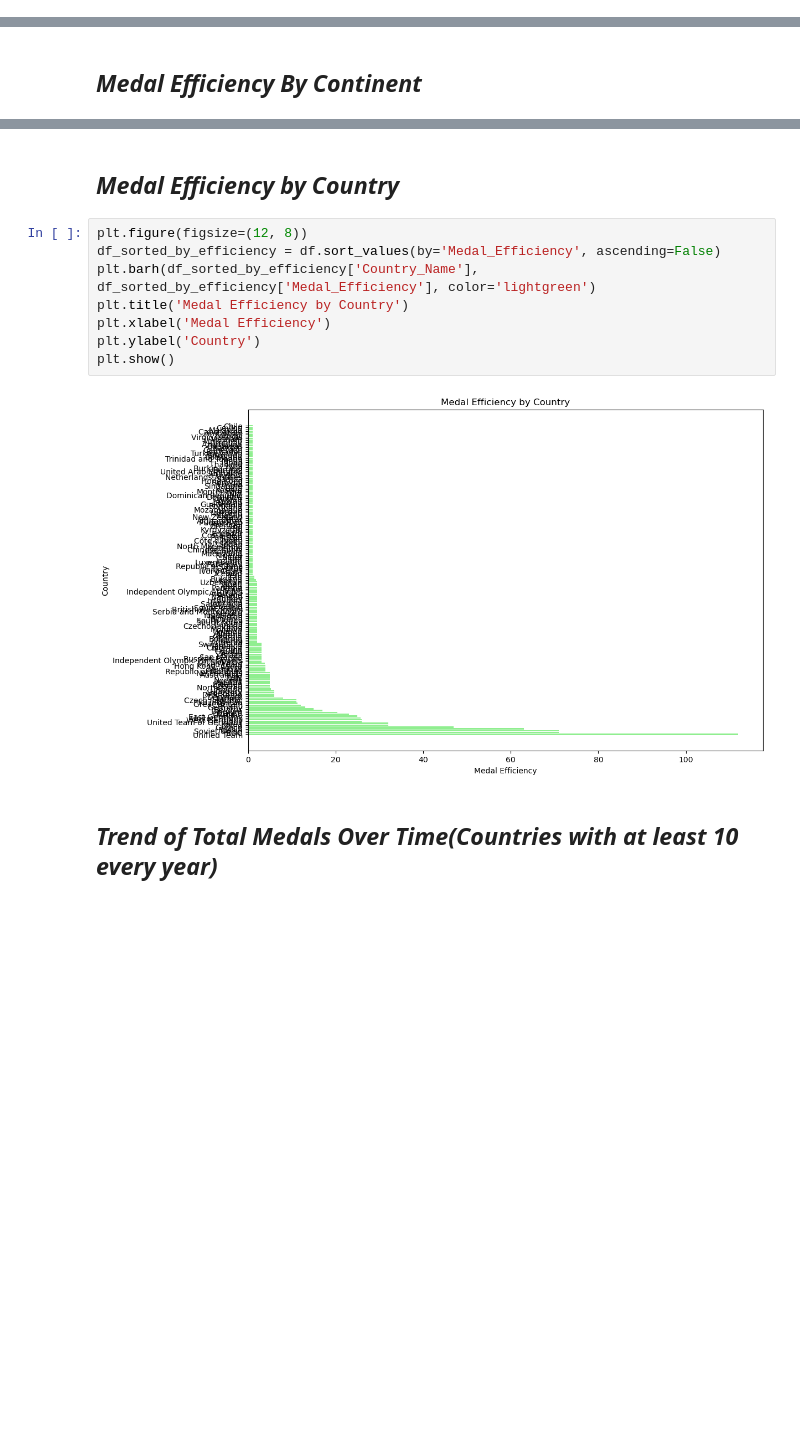
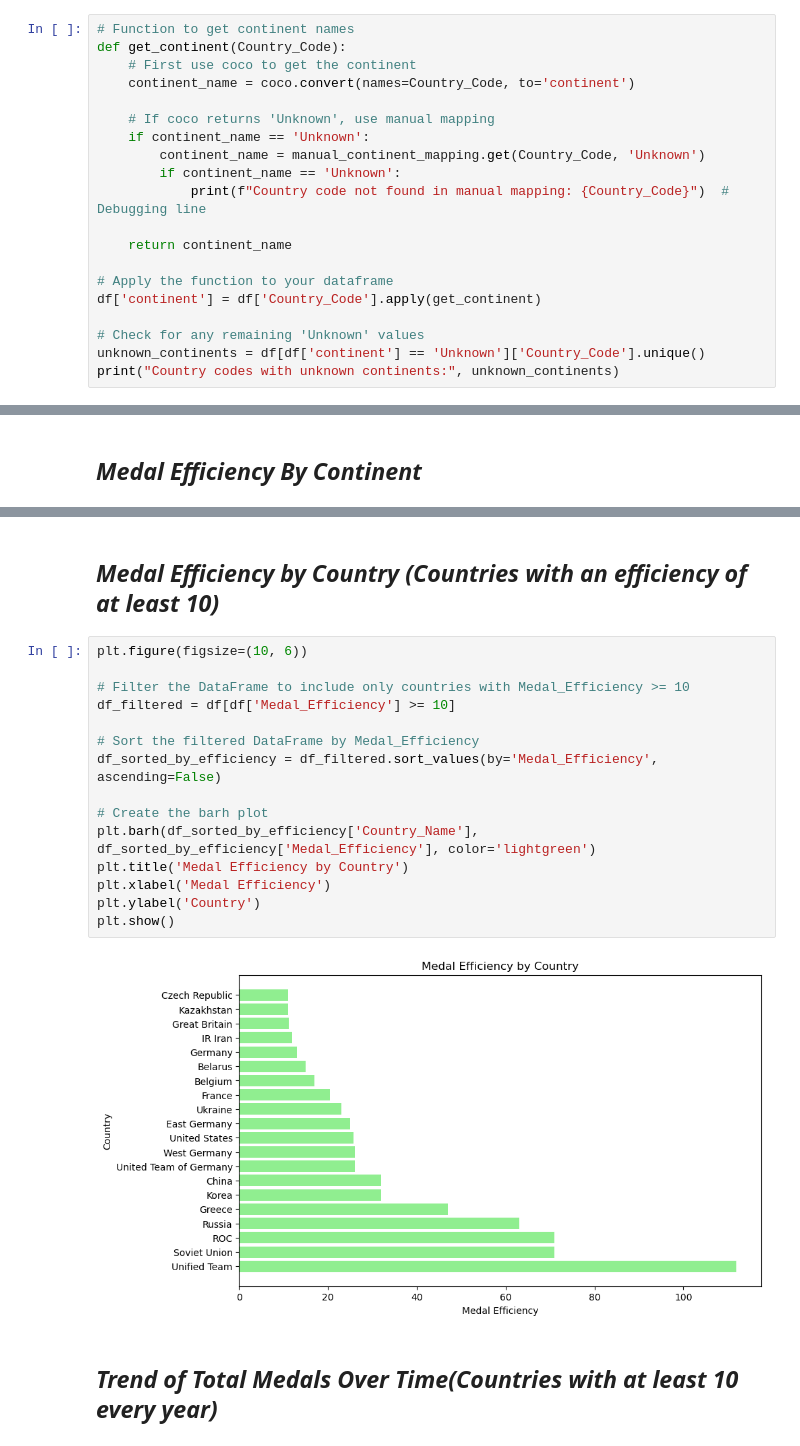
Before and after one commit to JoeBwonKenobi/1896-2024-Summer-Olympic-Medals, a Jupyter notebook: Olympic Medals 1896-2024.ipynb, the cells around one changed output, grey strips where cells are left out. Cells and saved outputs as stored; diff of their text form; blank space fills up the shorter version.

```diff
--- a/Olympic Medals 1896-2024.ipynb
+++ b/Olympic Medals 1896-2024.ipynb
@@ -470,0 +641,20 @@ df = df.merge(continent_medal_counts, on='continent', suffixes=('', '_per_contin
+# %%
+# Function to get continent names
+def get_continent(Country_Code):
+    # First use coco to get the continent
+    continent_name = coco.convert(names=Country_Code, to='continent')
+
+    # If coco returns 'Unknown', use manual mapping
+    if continent_name == 'Unknown':
+        continent_name = manual_continent_mapping.get(Country_Code, 'Unknown')
+        if continent_name == 'Unknown':
+            print(f"Country code not found in manual mapping: {Country_Code}")  # Debugging line
+
+    return continent_name
+
+# Apply the function to your dataframe
+df['continent'] = df['Country_Code'].apply(get_continent)
+
+# Check for any remaining 'Unknown' values
+unknown_continents = df[df['continent'] == 'Unknown']['Country_Code'].unique()
+print("Country codes with unknown continents:", unknown_continents)
@@ -1063,15 +1426,22 @@ plt.show()
 # %% [markdown]
-## *Medal Efficiency by Country*
+## *Medal Efficiency by Country (Countries with an efficiency of at least 10)*
 # %%
-plt.figure(figsize=(12, 8))
-df_sorted_by_efficiency = df.sort_values(by='Medal_Efficiency', ascending=False)
+plt.figure(figsize=(10, 6))
+
+# Filter the DataFrame to include only countries with Medal_Efficiency >= 10
+df_filtered = df[df['Medal_Efficiency'] >= 10]
+
+# Sort the filtered DataFrame by Medal_Efficiency
+df_sorted_by_efficiency = df_filtered.sort_values(by='Medal_Efficiency', ascending=False)
+
+# Create the barh plot
 plt.barh(df_sorted_by_efficiency['Country_Name'], df_sorted_by_efficiency['Medal_Efficiency'], color='lightgreen')
 plt.title('Medal Efficiency by Country')
 plt.xlabel('Medal Efficiency')
 plt.ylabel('Country')
 plt.show()
 # %% [output]
-[figure, old version]
+[figure, new version]
 # %% [markdown]
 ## *Trend of Total Medals Over Time(Countries with at least 10 every year)*
 # %%
```
Also changed, not shown: parts of 44 cells of this notebook.
